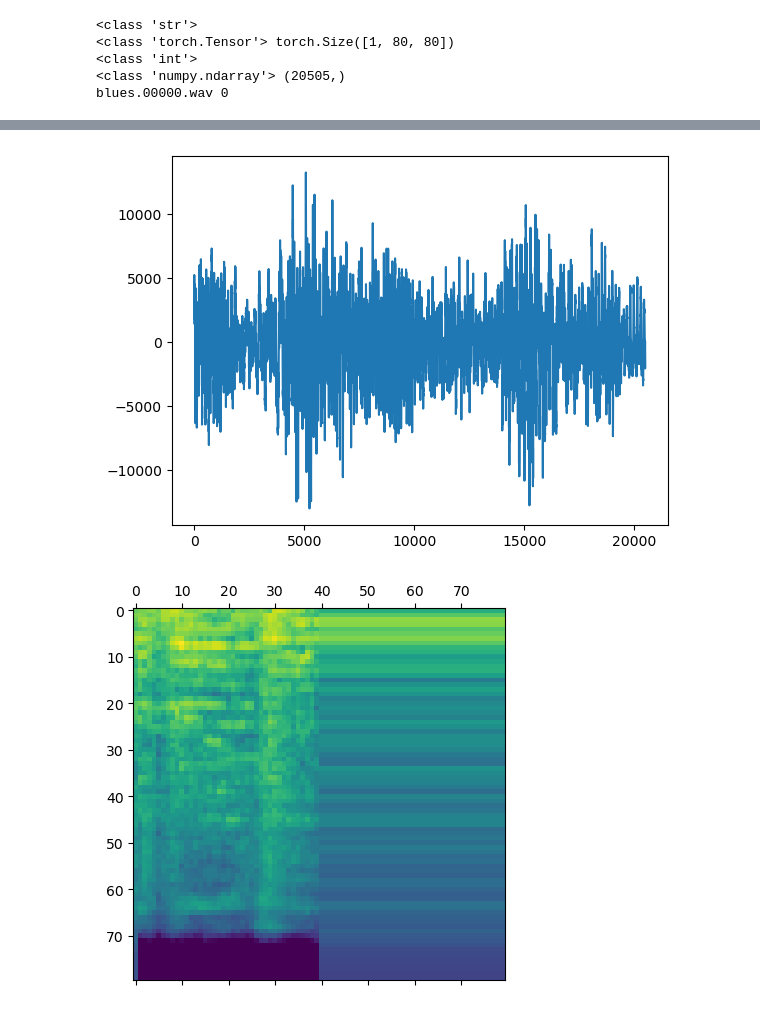
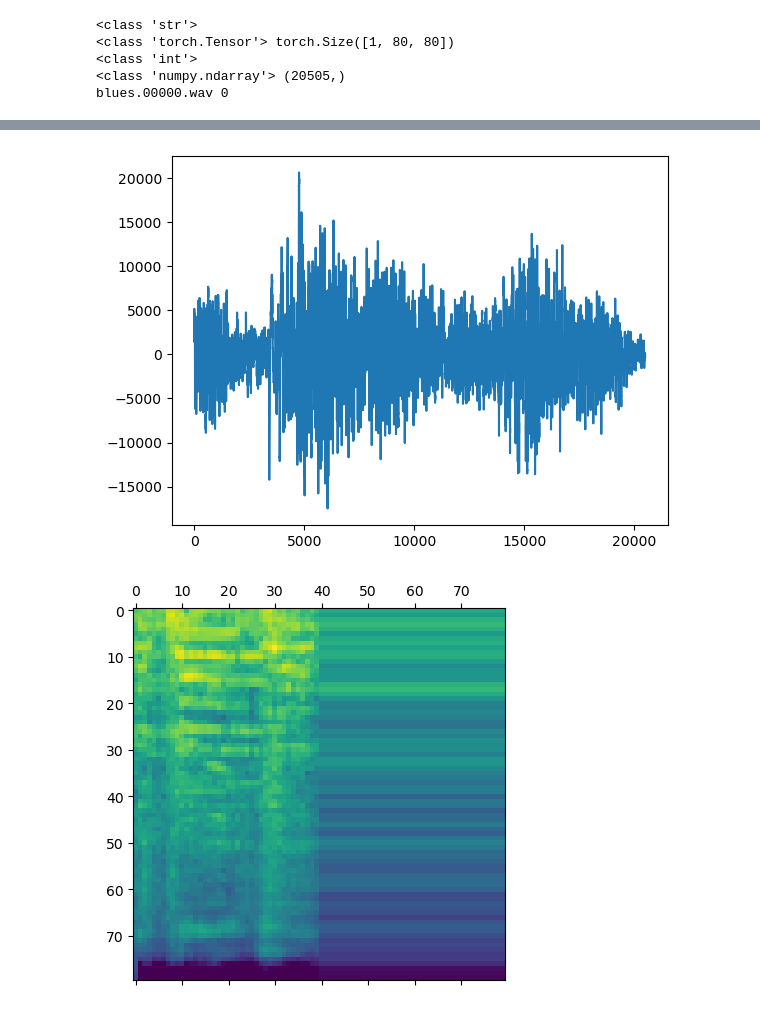
Before and after one commit to georgeherbert/music-genre-classification, a Jupyter notebook: augment.ipynb, the cells around one changed output, grey strips where cells are left out. Drawn from its saved outputs; the diff is of its cells as text; code cells hidden in the pictures.

```diff
--- a/augment.ipynb
+++ b/augment.ipynb
@@ -35,33 +35,33 @@ def draw_wave(wave):
 # %%
 sample = dataset[0]
 
 print(type(sample[0]))
 print(type(sample[1]), sample[1].shape)
 print(type(sample[2]))
 print(type(sample[3]), sample[3].shape)
 
 file = sample[0]
 mel = sample[1][0]
 label = sample[2]
 wave = sample[3]
 
 print(file, label)
 
 draw_wave(wave)
 draw_mel(mel)
 
 # wave_2 = librosa.effects.time_stretch(wave, rate = 0.5)
-wave_2 = librosa.effects.pitch_shift(wave, sr = 22050, n_steps = -5, bins_per_octave = 12)
+wave_2 = librosa.effects.pitch_shift(wave, sr = 22050, n_steps = -1, bins_per_octave = 12)
 mel_2 = create_mel(wave_2)
 draw_wave(wave_2)
 draw_mel(mel_2)
 # %% [output]
 <class 'str'>
 <class 'torch.Tensor'> torch.Size([1, 80, 80])
 <class 'int'>
 <class 'numpy.ndarray'> (20505,)
 blues.00000.wav 0
 [figure]
 [figure]
-[figure, old version]
+[figure, new version]
-[figure, old version]
+[figure, new version]
```
Also changed, not shown: 4 other files.
